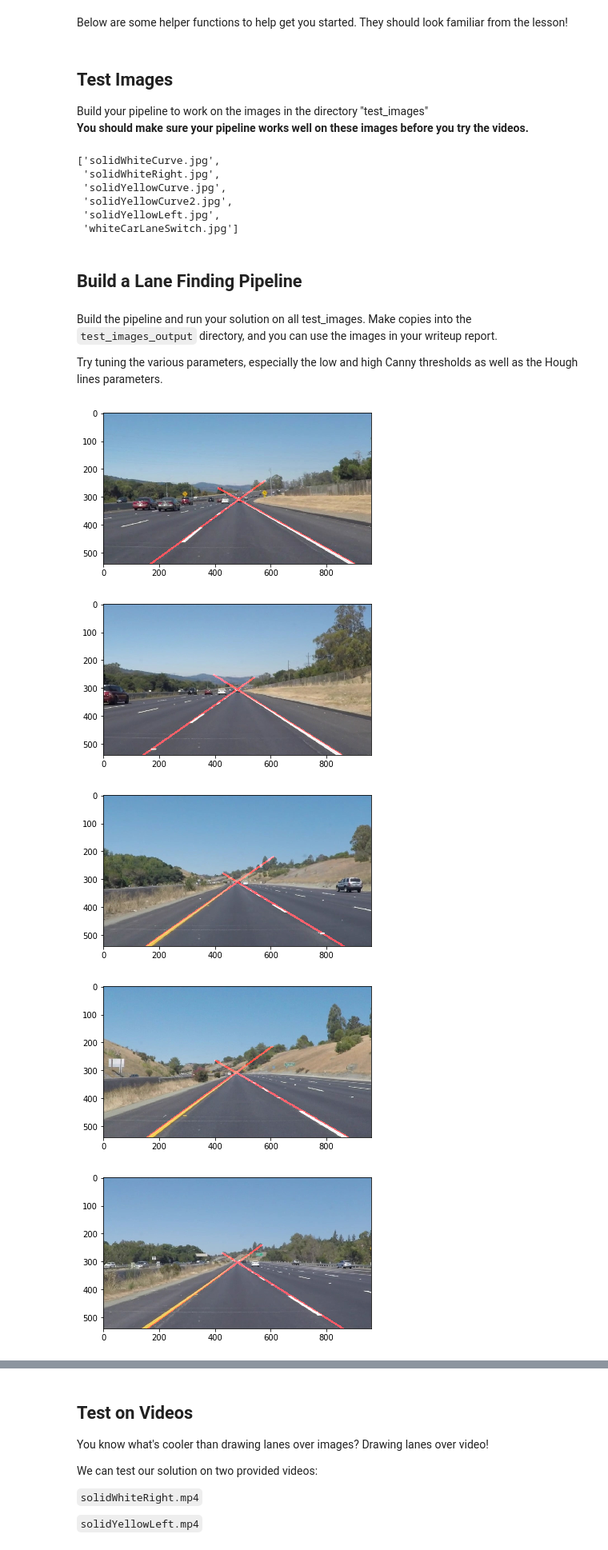
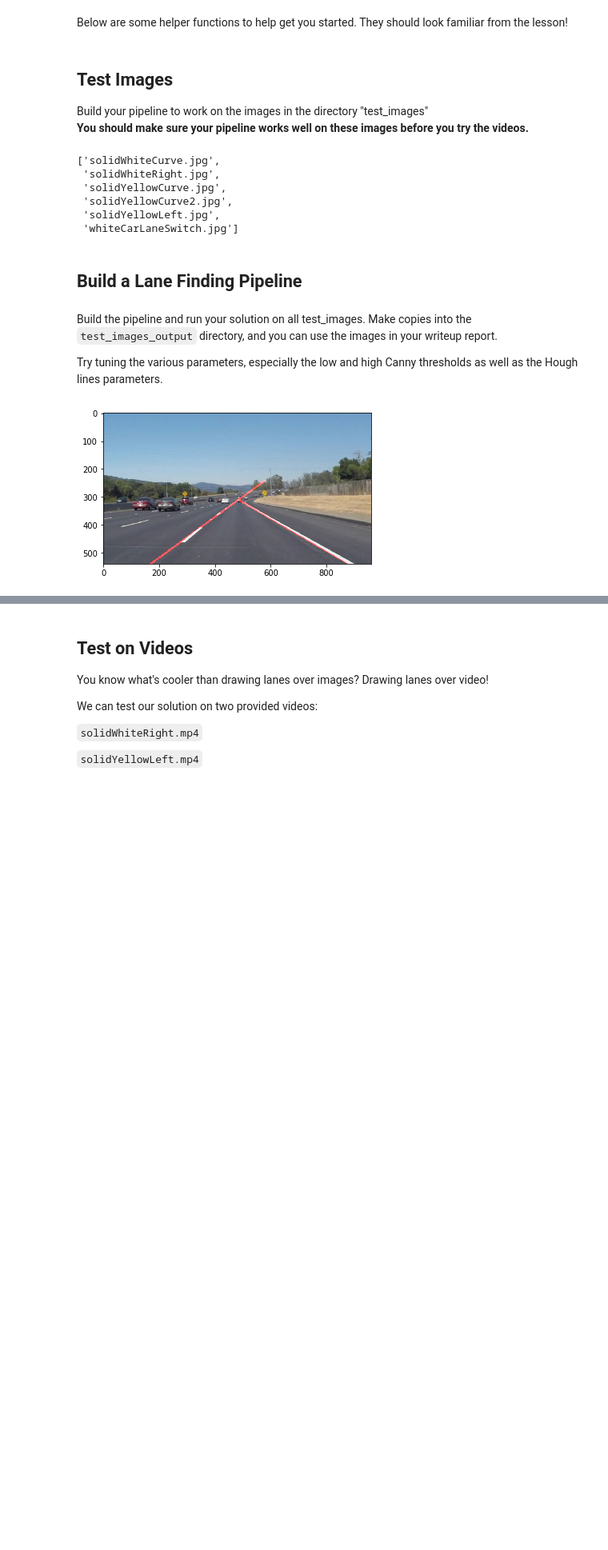
Before and after one commit to cazacov/CarND-LaneLines-P1, a Jupyter notebook: P1.ipynb, the cells around one changed output, grey strips where cells are left out. Shown: that part at 80% size. Saved outputs shown, nothing was run; the diff lists cells and outputs as text; code cells hidden in the pictures; blank space fills up the shorter version.

```diff
--- a/P1.ipynb
+++ b/P1.ipynb
@@ -199,8 +199,8 @@ def filter_low_slope(lines):
     for line in lines:
         for x1, y1, x2, y2 in line:
             slope = (y2 - y1) / (x2 - x1)
-            if math.fabs(slope) < math.tan(20.0 * math.pi / 180.0):
-                # Skip lines with slope below 20 degrees
+            if math.fabs(slope) < math.tan(30.0 * math.pi / 180.0):
+                # Skip lines with slope below 30 degrees
                 continue
             else:
                 result.append(line)
@@ -252,6 +252,48 @@ def extend_lines_to_border(lines, xsize, ysize):
 
     return lines
 
+
+def draw_poly(img, lines, color=[0, 255, 0]):
+    pts = lines.reshape((-1, 1, 2))
+    cv2.fillConvexPoly(img, pts, color)
+
+def cut_lines(lines, xsize, ysize):
+    if lines.shape[0] != 2:
+        # Can work only with exactly two lines
+        return
+
+    # find intersection point
+    lineA = np.polyfit((lines[0][0][0], lines[0][0][2]), (lines[0][0][1], lines[0][0][3]), 1)
+    lineB = np.polyfit((lines[1][0][0], lines[1][0][2]), (lines[1][0][1], lines[1][0][3]), 1)
+
+    x = (lineB[1] - lineA[1]) / (lineA[0] - lineB[0])
+    y = x * lineA[0] + lineA[1]
+
+    cut_y = y + (ysize - y) * 0.1  # Take bottom 90% below the intersection point
+
+    result = []
+
+    result.append(
+        [[
+            (ysize - lineA[1]) / lineA[0],
+            ysize,
+            (cut_y - lineA[1]) / lineA[0],
+            cut_y
+        ]]
+    )
+
+    result.append(
+        [[
+            (cut_y - lineB[1]) / lineB[0],
+            cut_y,
+            (ysize - lineB[1]) / lineB[0],
+            ysize,
+        ]]
+    )
+
+    return np.array(result).astype(int)
+
+
 def process_image(image):
     xsize = image.shape[1]
     ysize = image.shape[0]
@@ -283,46 +325,43 @@ def process_image(image):
     theta = np.pi / 180  # angular resolution in radians of the Hough grid
     threshold = 75  # minimum number of votes (intersections in Hough grid cell)
     min_line_length = 180  # minimum number of pixels making up a line
-    max_line_gap = 100
+    max_line_gap = 150
     lines = cv2.HoughLinesP(masked_image, rho, theta, threshold, np.array([]), minLineLength=min_line_length,
                             maxLineGap=max_line_gap)
 
     # Choose the longest left and right lines ignoring those with low slope (tan < 0.3)
     filtered_lines = filter_low_slope(lines)
 
     filtered_lines = find_left_right(filtered_lines)
 
     lane = extend_lines_to_border(filtered_lines, xsize, ysize)
 
     lane_image = np.zeros((ysize, xsize, 3), dtype=np.uint8)
     draw_lines(lane_image, lane, thickness=5)
 
     result = weighted_img(original_image, lane_image)
 
     return result
 
+
 def pipeline(image_name):
     image = mpimg.imread(image_name)
 
     result = process_image(image)
 
     if not os.path.exists('test_images_output'):
         os.makedirs('test_images_output')
 
     output_name = 'test_images_output/' + os.path.basename(image_name)
     plt.imshow(result)
     plt.savefig(output_name)
     plt.show()
 
 pipeline("test_images/solidWhiteCurve.jpg")
-pipeline("test_images/solidWhiteRight.jpg")
-pipeline("test_images/solidYellowCurve.jpg")
-pipeline("test_images/solidYellowCurve2.jpg")
-pipeline("test_images/solidYellowLeft.jpg")
-pipeline("test_images/whiteCarLaneSwitch.jpg")
+#pipeline("test_images/solidWhiteRight.jpg")
+#pipeline("test_images/solidYellowCurve.jpg")
+#pipeline("test_images/solidYellowCurve2.jpg")
+#pipeline("test_images/solidYellowLeft.jpg")
+#pipeline("test_images/whiteCarLaneSwitch.jpg")
 # %% [output]
-[figure, old version]
+[figure, new version]
-[figure, removed]
-[figure, removed]
-[figure, removed]
-[figure, removed]
```
Also changed, not shown: parts of 9 cells of this notebook, 8 other files.
